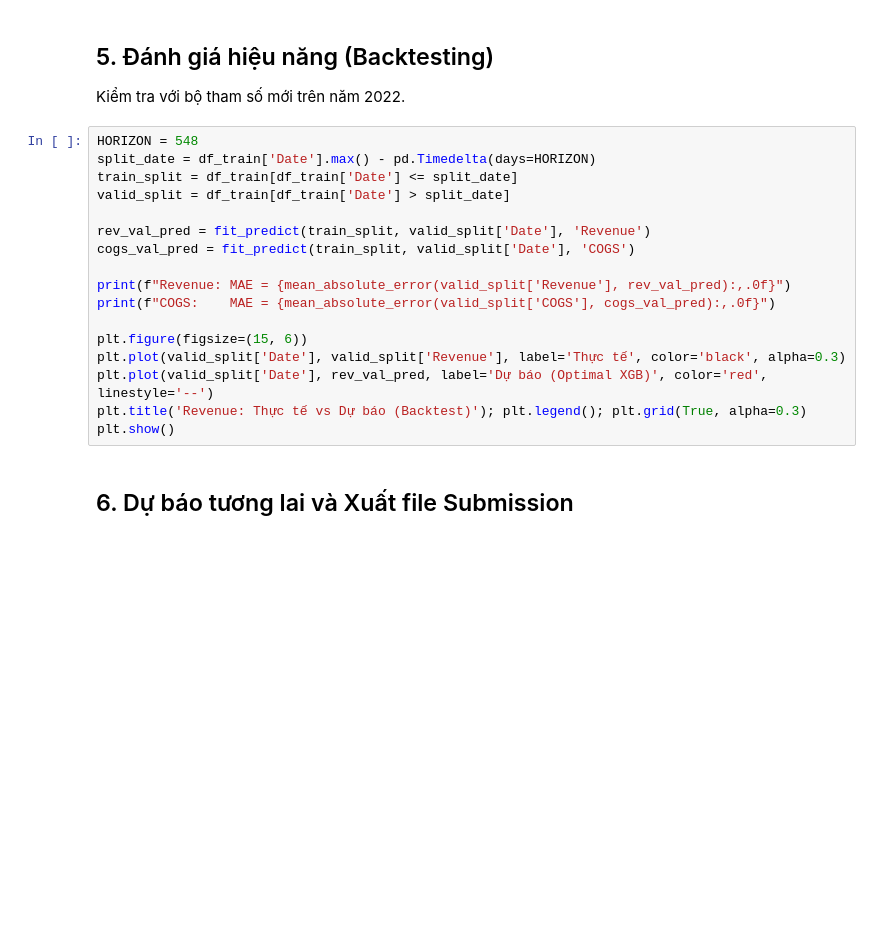
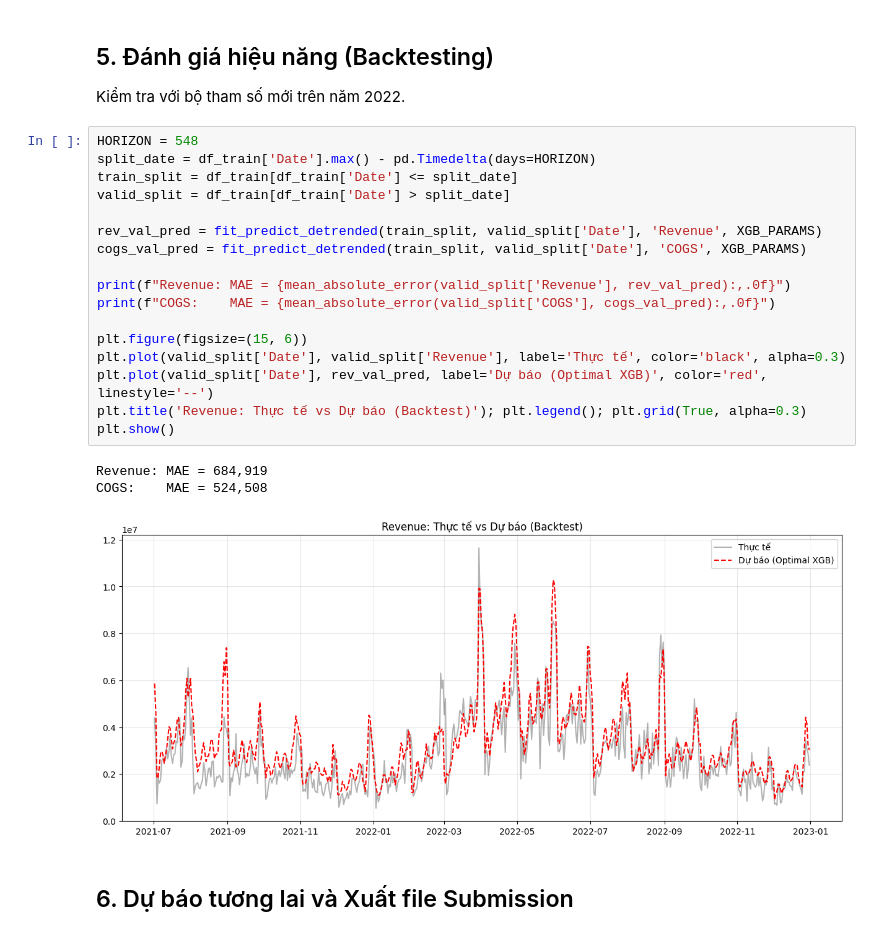
Before and after one commit to khanhnq35/Datathon_Outliers, a Jupyter notebook: notebooks/01_baseline_forecast_plus.ipynb, the cells around one changed output. Cells and saved outputs as stored; diff of their text form; blank space fills up the shorter version.

Commit message:
feat: implement Detrended XGBoost forecasting model with optimized hyperparameters and data pipeline

```diff
--- a/notebooks/01_baseline_forecast_plus.ipynb
+++ b/notebooks/01_baseline_forecast_plus.ipynb
@@ -95,20 +102,24 @@ Kiểm tra với bộ tham số mới trên năm 2022.
 # %%
 HORIZON = 548
 split_date = df_train['Date'].max() - pd.Timedelta(days=HORIZON)
 train_split = df_train[df_train['Date'] <= split_date]
 valid_split = df_train[df_train['Date'] > split_date]
 
-rev_val_pred = fit_predict(train_split, valid_split['Date'], 'Revenue')
-cogs_val_pred = fit_predict(train_split, valid_split['Date'], 'COGS')
+rev_val_pred = fit_predict_detrended(train_split, valid_split['Date'], 'Revenue', XGB_PARAMS)
+cogs_val_pred = fit_predict_detrended(train_split, valid_split['Date'], 'COGS', XGB_PARAMS)
 
 print(f"Revenue: MAE = {mean_absolute_error(valid_split['Revenue'], rev_val_pred):,.0f}")
 print(f"COGS:    MAE = {mean_absolute_error(valid_split['COGS'], cogs_val_pred):,.0f}")
 
 plt.figure(figsize=(15, 6))
 plt.plot(valid_split['Date'], valid_split['Revenue'], label='Thực tế', color='black', alpha=0.3)
 plt.plot(valid_split['Date'], rev_val_pred, label='Dự báo (Optimal XGB)', color='red', linestyle='--')
 plt.title('Revenue: Thực tế vs Dự báo (Backtest)'); plt.legend(); plt.grid(True, alpha=0.3)
 plt.show()
+# %% [output]
+Revenue: MAE = 684,919
+COGS:    MAE = 524,508
+[figure, added]
 # %% [markdown]
 ## 6. Dự báo tương lai và Xuất file Submission
 # %%
```
Also changed, not shown: parts of 2 cells of this notebook, 4 other files.
